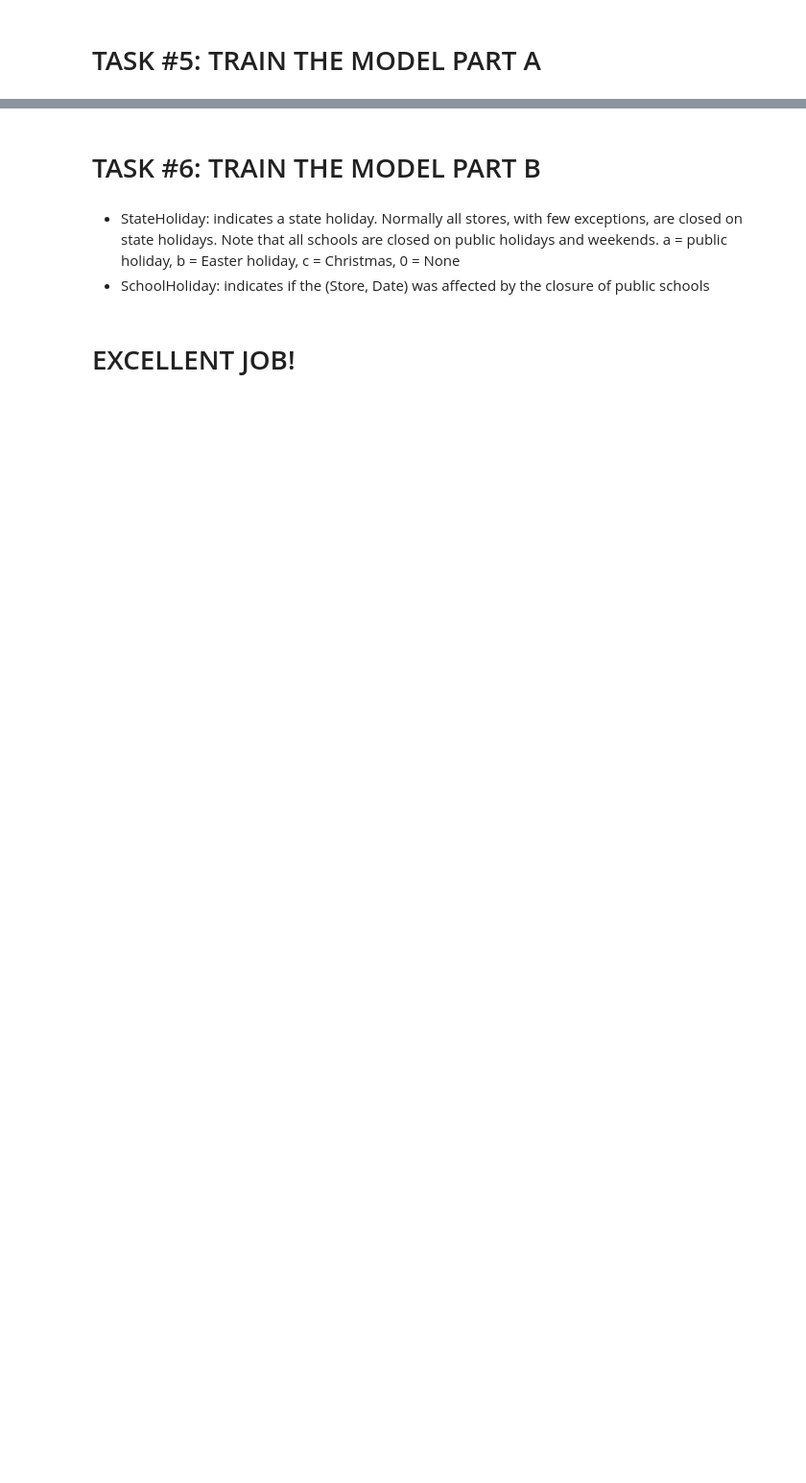
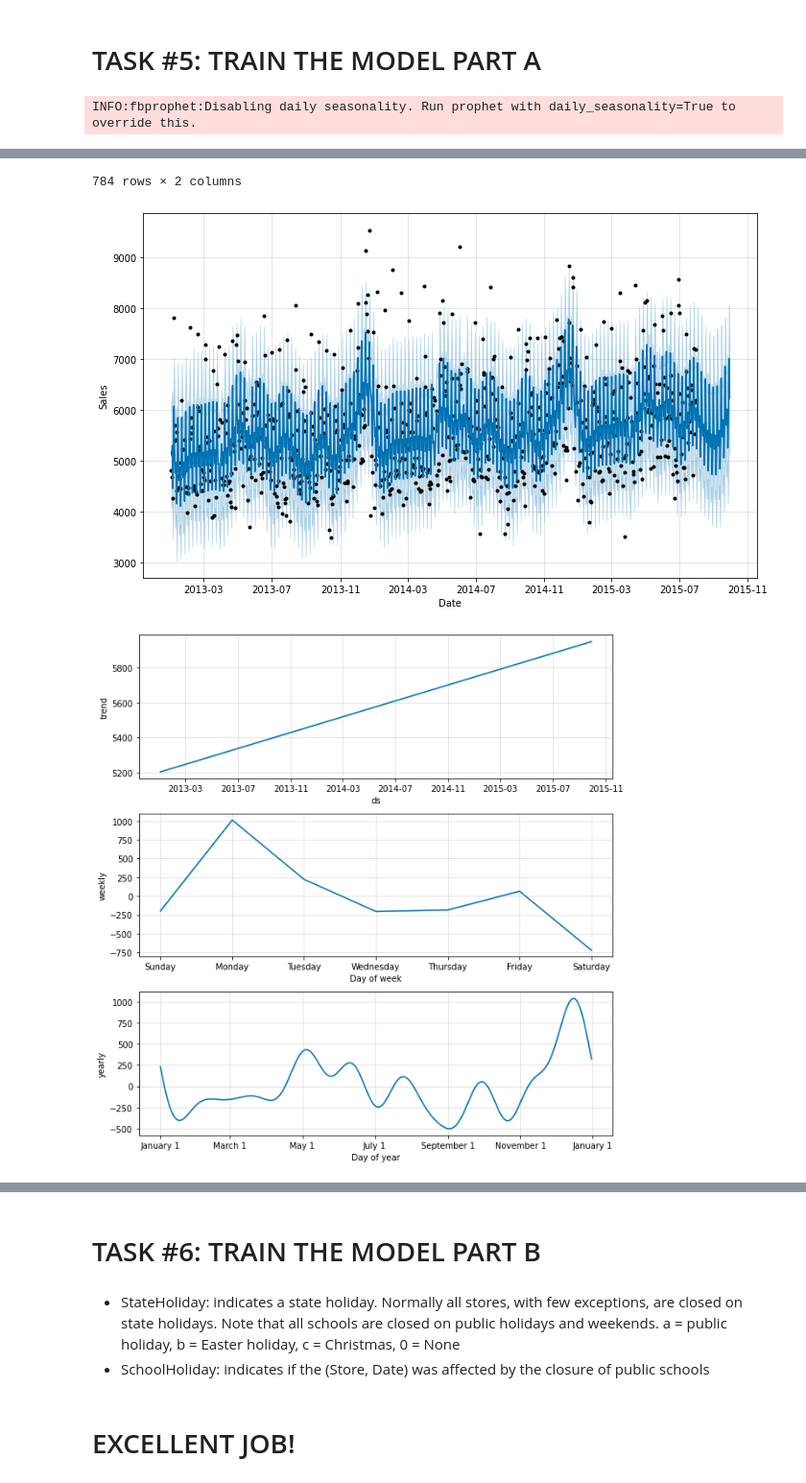
Before and after one commit to wellmej/DataScienceUseCases, a Jupyter notebook: Case3_My_Sales_Department.ipynb, the cells around one changed output, grey strips where cells are left out. Shown at 96% size. Cells and saved outputs as stored; diff of their text form; code cells hidden in the pictures; blank space fills up the shorter version.

```diff
--- a/Case3_My_Sales_Department.ipynb
+++ b/Case3_My_Sales_Department.ipynb
@@ -663,0 +701,24 @@ sns.violinplot(x = 'Promo', y = 'Customers', data = sales_train_all_df)
+# %%
+#
+#  Rename columns of date and sales to:
+#       ds = Date
+#    sales = y
+#
+def sales_prediction(Store_ID, sales_df, periods):
+  sales_df = sales_df[sales_df['Store'] == Store_ID]
+  sales_df = sales_df[['Date', 'Sales']].rename(columns = {'Date': 'ds', 'Sales': 'y'})
+  sales_df = sales_df.sort_values('ds')
+
+  model = Prophet()
+  model.fit(sales_df)
+  future = model.make_future_dataframe(periods = periods)
+
+  forecast = model.predict(future)
+  figure = model.plot(forecast, xlabel = 'Date', ylabel = 'Sales')
+  figure2 = model.plot_components(forecast)
+
+  return sales_df
+# %%
+sales_prediction(10, sales_train_all_df, 60)
+# %% [output]
+INFO:fbprophet:Disabling daily seasonality. Run prophet with daily_seasonality=True to override this.
@@ -663,0 +737,3 @@ sns.violinplot(x = 'Promo', y = 'Customers', data = sales_train_all_df)
+784 rows × 2 columns
+[figure, added]
+[figure, added]
```
Also changed, not shown: parts of 7 cells of this notebook.
